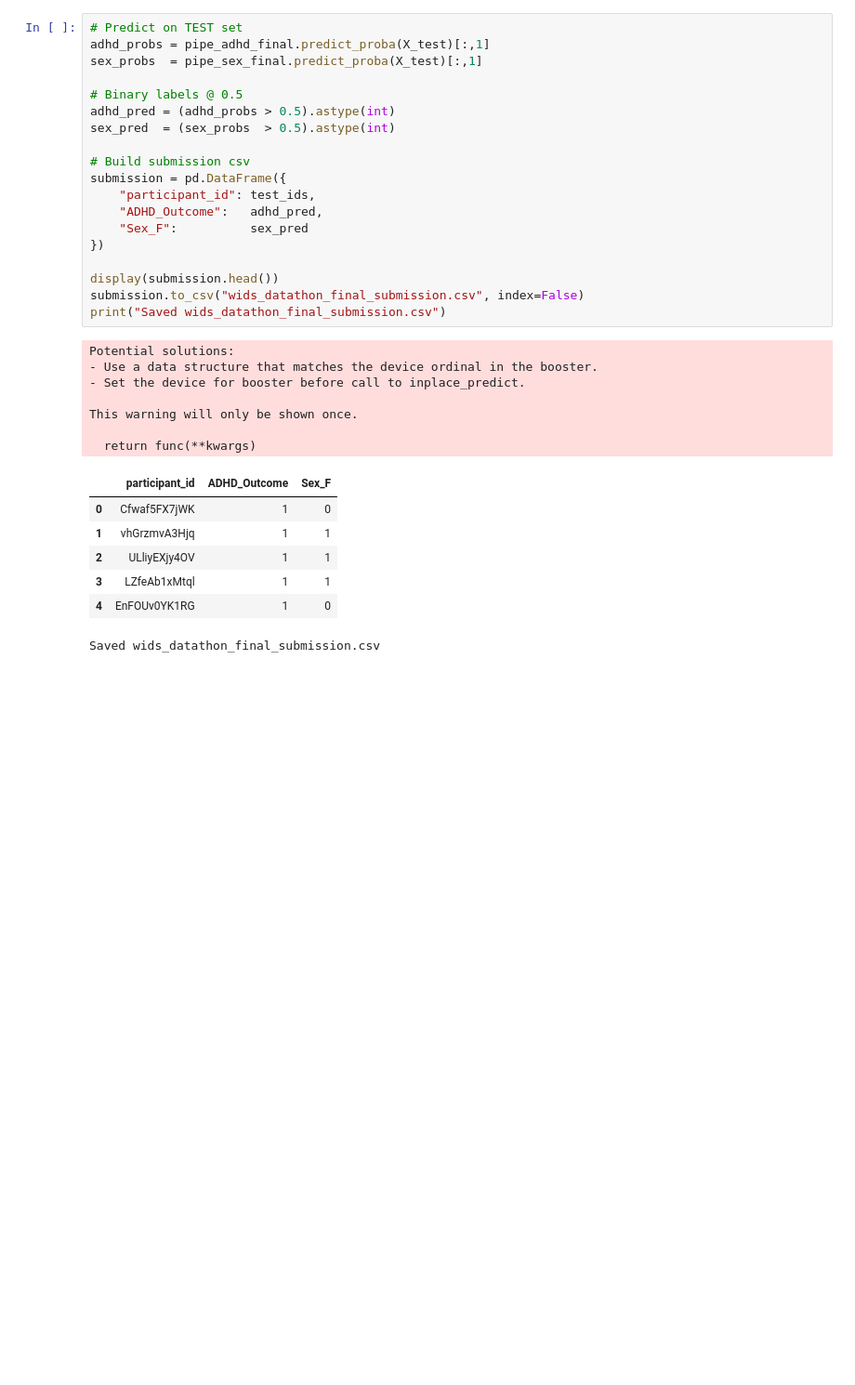
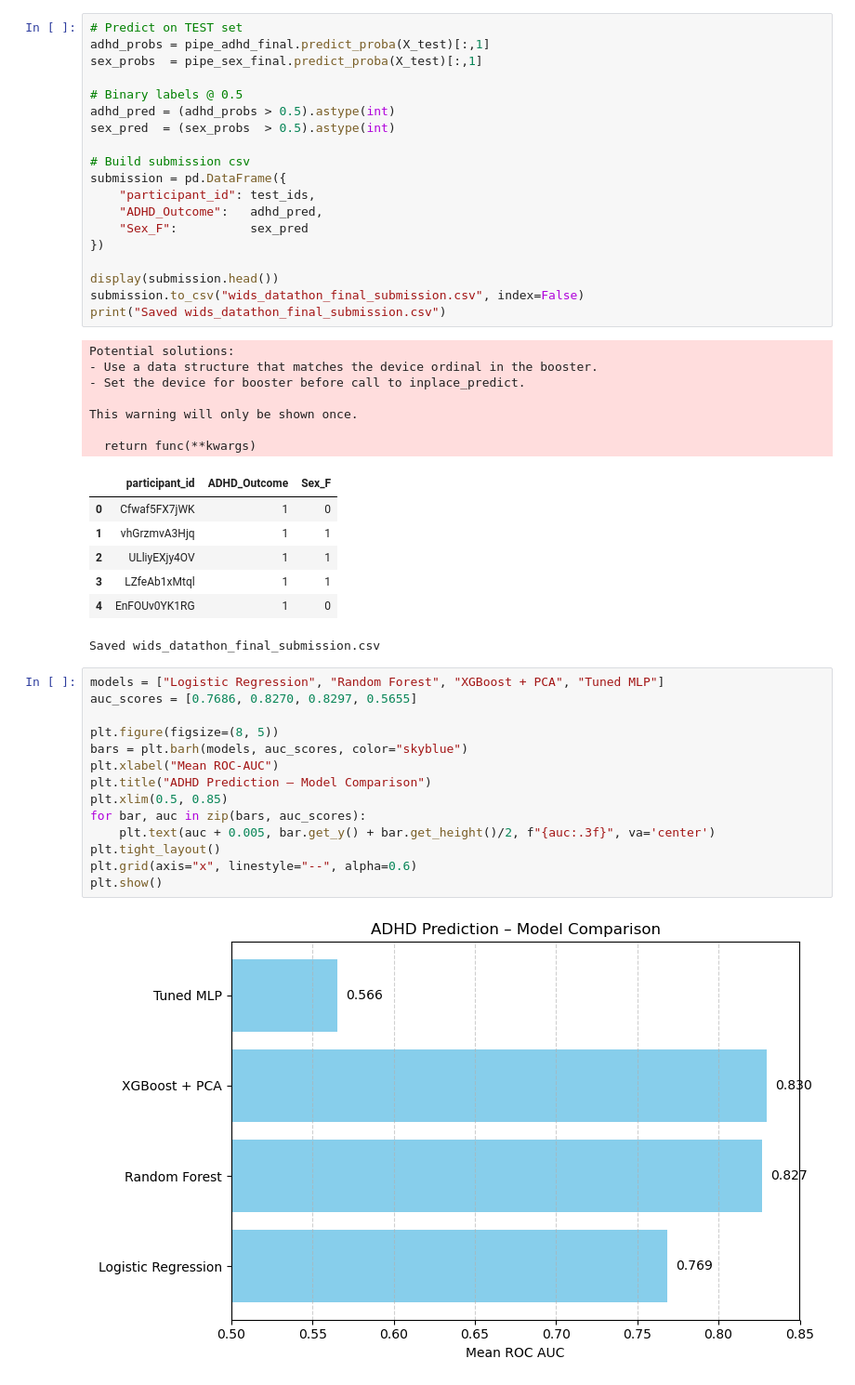
Before and after one commit to ChangLu02/MA679Final, a Jupyter notebook: WiDS.ipynb, the cells around one changed output. Shown at 93% size. Saved outputs shown, nothing was run; the diff lists cells and outputs as text; blank space fills up the shorter version.

```diff
--- a/WiDS.ipynb
+++ b/WiDS.ipynb
@@ -572,3 +575,19 @@ This warning will only be shown once.
 | 3 | LZfeAb1xMtql | 1 | 1 |
 | 4 | EnFOUv0YK1RG | 1 | 0 |
 Saved wids_datathon_final_submission.csv
+# %%
+models = ["Logistic Regression", "Random Forest", "XGBoost + PCA", "Tuned MLP"]
+auc_scores = [0.7686, 0.8270, 0.8297, 0.5655]
+
+plt.figure(figsize=(8, 5))
+bars = plt.barh(models, auc_scores, color="skyblue")
+plt.xlabel("Mean ROC-AUC")
+plt.title("ADHD Prediction – Model Comparison")
+plt.xlim(0.5, 0.85)
+for bar, auc in zip(bars, auc_scores):
+    plt.text(auc + 0.005, bar.get_y() + bar.get_height()/2, f"{auc:.3f}", va='center')
+plt.tight_layout()
+plt.grid(axis="x", linestyle="--", alpha=0.6)
+plt.show()
+# %% [output]
+[figure, added]
```
Also changed, not shown: parts of 2 cells of this notebook, 3 other files.
